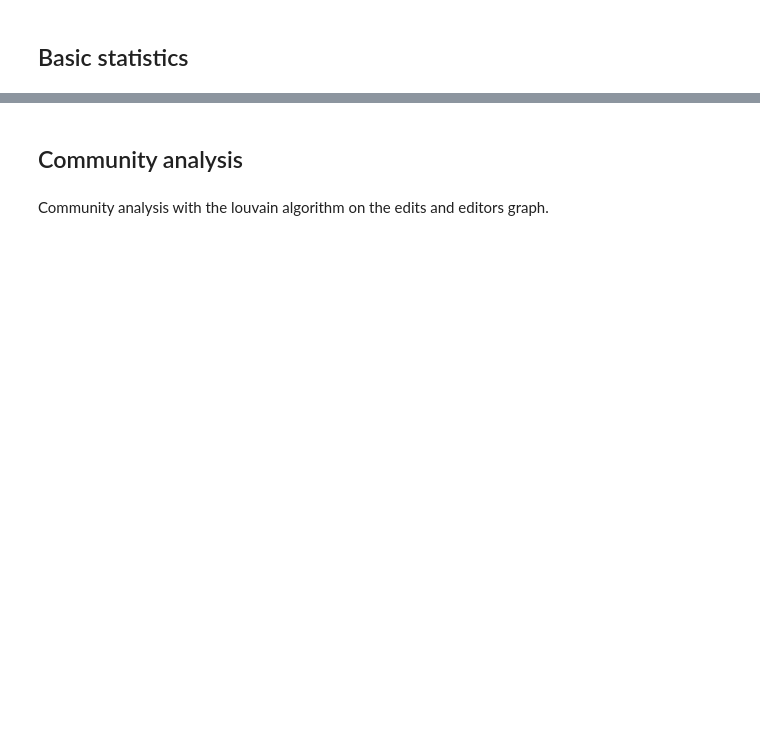
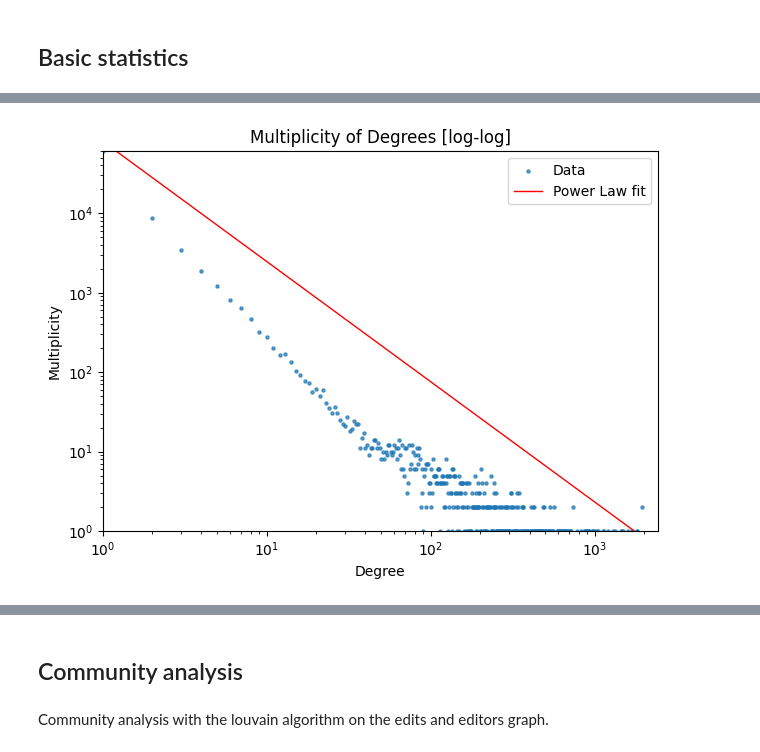
Before and after one commit to andste97/socialgraphs2023f-project, a Jupyter notebook: project/network_analysis.ipynb, the cells around one changed output, grey strips where cells are left out. Saved outputs shown, nothing was run; the diff lists cells and outputs as text; code cells hidden in the pictures; blank space fills up the shorter version.

```diff
--- a/project/network_analysis.ipynb
+++ b/project/network_analysis.ipynb
@@ -217,0 +257,88 @@ Out-degrees: 1.4649090206801614 sigma: 0.04847011601848616
+# %%
+def render_degree_distributions_single(biggest_comp, colors, isDirected = True):
+    count_nodes = biggest_comp.number_of_nodes()
+    count_edges = biggest_comp.number_of_edges()
+
+    # Random Graph
+    avg_degree = np.fromiter(dict(biggest_comp.degree).values(), dtype=int).mean()
+    er_graph = nx.erdos_renyi_graph(count_nodes, avg_degree/(count_nodes - 1))
+    er_degrees = np.fromiter(dict(er_graph.degree).values(), dtype=int)
+    hist_er = np.histogram(er_degrees, bins=np.sort(np.unique(er_degrees)))
+
+    max_degree = max(dict(biggest_comp.degree).values())
+    range_x = range(1, max_degree + 1)
+
+    if isDirected:
+        # Degree multiplicities
+        in_degrees = np.fromiter(dict(biggest_comp.in_degree()).values(), dtype=int)
+        hist_in = np.histogram(in_degrees, bins=np.sort(np.unique(in_degrees)))
+
+        out_degrees = np.fromiter(dict(biggest_comp.out_degree()).values(), dtype=int)
+        hist_out = np.histogram(out_degrees, bins=np.sort(np.unique(out_degrees)))
+
+        max_multiplicity = max([max(hist_in[0]), max(hist_out[0])])
+
+        # Exponents
+        fit_in = powerlaw.Fit(hist_in[0], verbose=False)
+        fit_out = powerlaw.Fit(hist_out[0], verbose=False)
+
+        in_degrees_counts = pd.Series(dict(biggest_comp.in_degree()).values()).value_counts()
+        out_degrees_counts = pd.Series(dict(biggest_comp.out_degree()).values()).value_counts()
+
+        # Exponents
+        fit_in = powerlaw.Fit(in_degrees_counts.sort_index().values, verbose=False)
+        fit_out = powerlaw.Fit(out_degrees_counts.sort_index().values, verbose=False)
+
+        exp_in = fit_in.alpha
+        exp_out = fit_out.alpha
+
+        print("Exponents:")
+        print("In-degrees: " + str(exp_in) + " sigma: " + str(fit_in.sigma))
+        print("Out-degrees: " + str(exp_out) + " sigma: " + str(fit_out.sigma))
+
+        rows = 3
+        data_dicts = [hist_in, hist_out, hist_er]
+        dists = [fpl(range_x, exp_in), fpl(range_x, exp_out), sps.poisson.pmf(range_x, (count_edges/count_nodes))]
+        titles = ["Multiplicity of In-degrees", "Multiplicity of Out-degrees", "Multiplicity of ER degrees"]
+    else:
+        degrees = np.fromiter(dict(biggest_comp.degree).values(), dtype=int)
+        hist = np.histogram(degrees, bins=np.sort(np.unique(degrees)))
+
+        max_multiplicity = max(hist[0])
+
+        # Exponent
+        fit_exp = powerlaw.Fit(hist[0], verbose=False)
+        exp = fit_exp.alpha
+
+        print("Exponents:")
+        print("Alpha: " + str(exp) + " sigma: " + str(fit_exp.sigma))
+        rows = 1
+        data_dicts = [hist]
+        dists = [fpl(range_x, exp)]
+        titles = ["Multiplicity of Degrees"]
+    # Plots
+    fig, axs = plt.subplots(rows, 1)
+
+    for y, (hist, dist, title, color) in enumerate(zip(data_dicts, dists, titles, colors)):
+        counts, bins = hist
+
+        axs.scatter(bins[:-1], counts, s=5, label="Data", alpha=0.7)
+        axs.plot(range_x, dist * count_nodes, "k-", lw=1, label="Power Law fit", color='red')
+        axs.set_yscale("log")
+        axs.set_xscale("log")
+        axs.set_title(f"{title} [log-log]")
+
+        #for x in range(2):
+        axs.set_xlim(1, max_degree)
+        axs.set_ylim(1, max_multiplicity)
+        axs.legend()
+
+    axs.set(xlabel="Degree", ylabel="Multiplicity")
+
+    fig.tight_layout()
+    return fig, axs
+
+colors = ["cornflowerblue", "red", "green"]
+render_degree_distributions_single(graph_largest_w.to_undirected(), colors, False)
+plt.show()
+# %% [output]
@@ -218,3 +347,4 @@ Out-degrees: 1.4649090206801614 sigma: 0.04847011601848616
+[figure, added]
 # %%
 print("Top 5 nodes by in degree")
 stats["in_degree"]
```
Also changed, not shown: parts of 22 cells of this notebook, 3 other files.
